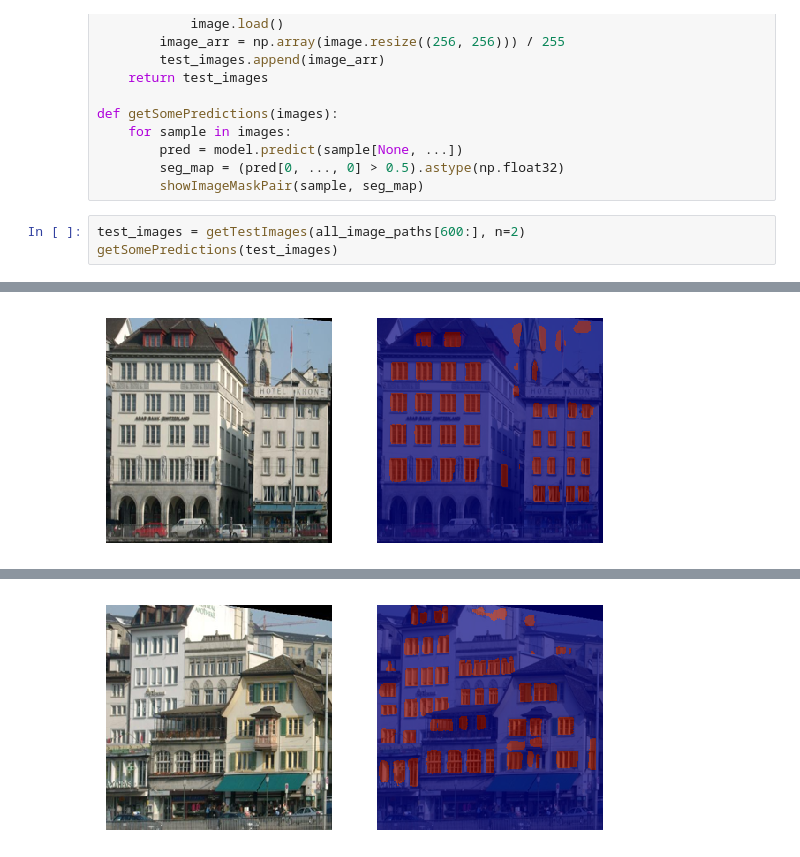
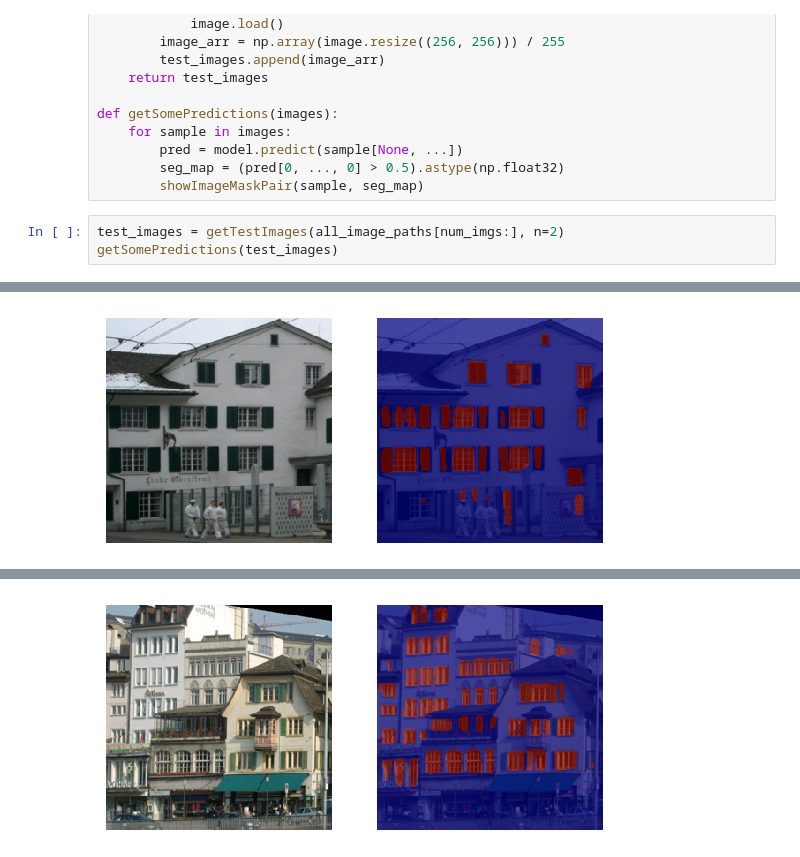
Before and after one commit to julianzim/Building_Analytics_with_CV, a Jupyter notebook: U_Net_model.ipynb, the cells around one changed output, grey strips where cells are left out. Cells and saved outputs as stored; diff of their text form.

```diff
--- a/U_Net_model.ipynb
+++ b/U_Net_model.ipynb
@@ -405,6 +351,6 @@ def getSomePredictions(images):
         seg_map = (pred[0, ..., 0] > 0.5).astype(np.float32)
         showImageMaskPair(sample, seg_map)
 # %%
-test_images = getTestImages(all_image_paths[600:], n=2)
+test_images = getTestImages(all_image_paths[num_imgs:], n=2)
 getSomePredictions(test_images)
 # %% [output]
@@ -412 +358 @@ getSomePredictions(test_images)
-[figure, old version]
+[figure, new version]
@@ -414 +360 @@ getSomePredictions(test_images)
-[figure, old version]
+[figure, new version]
```
Also changed, not shown: parts of 6 cells of this notebook.
